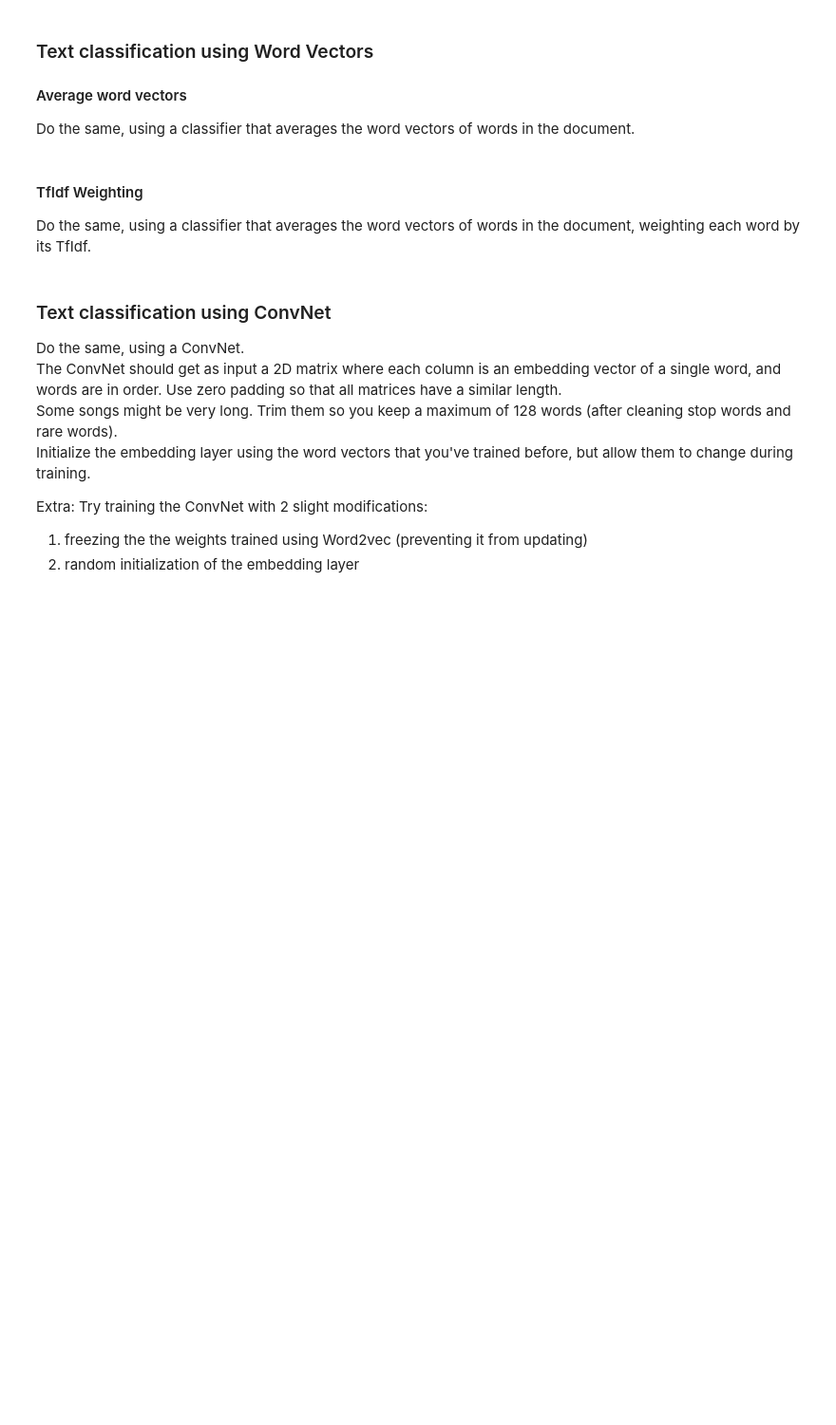
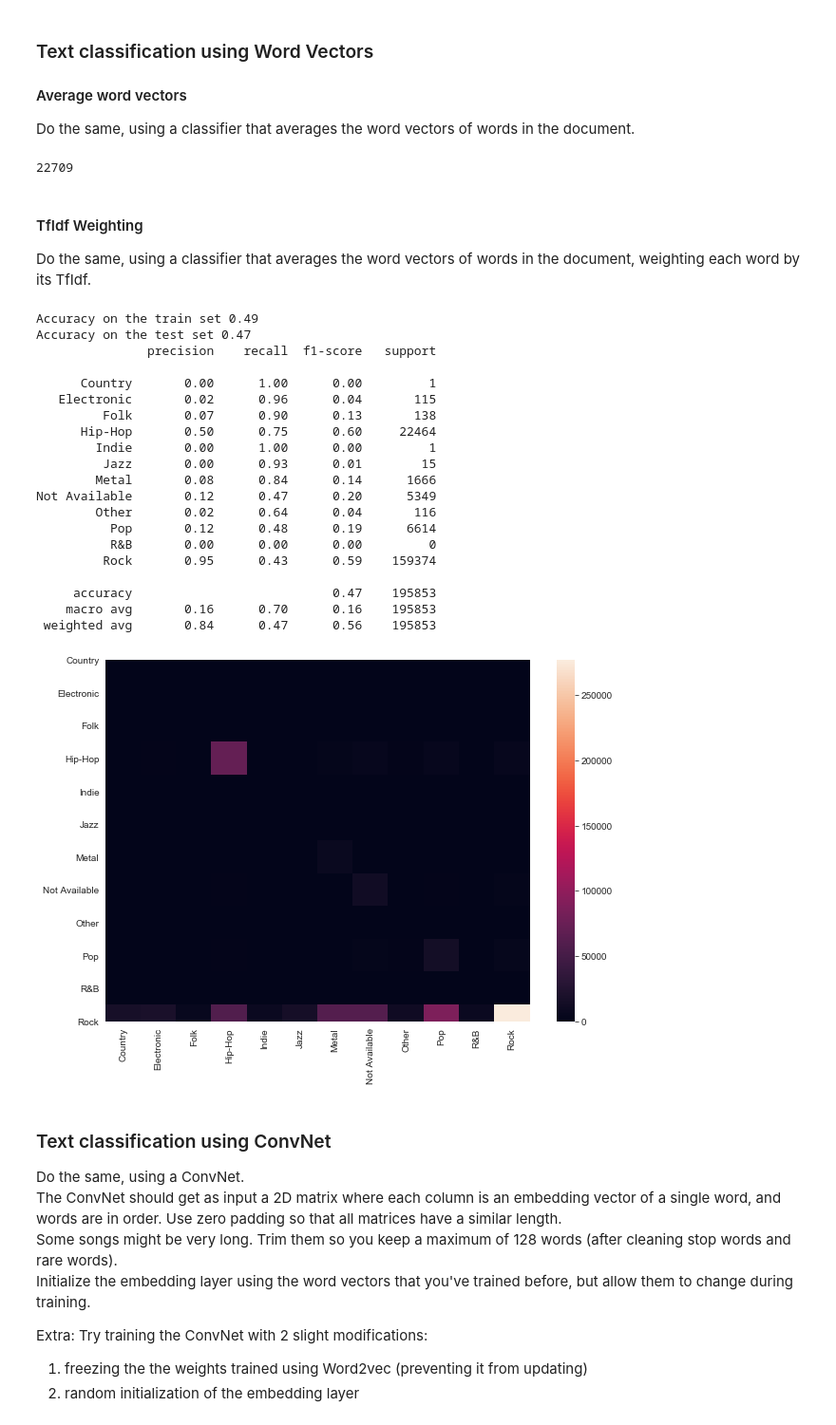
Before and after one commit to yaarams/yandex, a Jupyter notebook: dl/assignment3/DL_word_embedding_assignment.ipynb, the cells around one changed output. Shown at 95% size. Cells and saved outputs as stored; diff of their text form; code cells hidden in the pictures; blank space fills up the shorter version.

```diff
--- a/dl/assignment3/DL_word_embedding_assignment.ipynb
+++ b/dl/assignment3/DL_word_embedding_assignment.ipynb
@@ -365,6 +464,10 @@ classification_report(y_test_pred, y_test, target_names=texts_by_genres.genre)
 ### Text classification using Word Vectors
 #### Average word vectors
 Do the same, using a classifier that averages the word vectors of words in the document.
+# %%
+gc.collect()
+# %% [output]
+22709
 # %% [markdown]
 #### TfIdf Weighting
 Do the same, using a classifier that averages the word vectors of words in the document, weighting each word by its TfIdf.
@@ -383,3 +474,39 @@ classification_report(y_test_pred, y_test, target_names=texts_by_genres.genre)
+# %%
+vocab = list(model.wv.vocab)
+tfidf = TfidfVectorizer(stop_words = 'english')
+X = tfidf.fit_transform(string_sentences)
+
+X_train, X_test, y_train, y_test = train_test_split(X, y, test_size=0.2)
+
+clf_tf = MultinomialNB()
+clf_tf.fit(X_train, y_train)
+
+print('Accuracy on the train set %.2f' % clf_tf.score(X_train, y_train))
+print('Accuracy on the test set %.2f' % clf_tf.score(X_test, y_test))
+show_confusion_matrix(clf_tf.predict(X_train), y_train)
+print(classification_report(clf_tf.predict(X_test), y_test, target_names=texts_by_genres.genre))
+# %% [output]
+Accuracy on the train set 0.49
+Accuracy on the test set 0.47
+               precision    recall  f1-score   support
+
+      Country       0.00      1.00      0.00         1
+   Electronic       0.02      0.96      0.04       115
+         Folk       0.07      0.90      0.13       138
+      Hip-Hop       0.50      0.75      0.60     22464
+        Indie       0.00      1.00      0.00         1
+         Jazz       0.00      0.93      0.01        15
+        Metal       0.08      0.84      0.14      1666
+Not Available       0.12      0.47      0.20      5349
+        Other       0.02      0.64      0.04       116
+          Pop       0.12      0.48      0.19      6614
+          R&B       0.00      0.00      0.00         0
+         Rock       0.95      0.43      0.59    159374
+
+     accuracy                           0.47    195853
+    macro avg       0.16      0.70      0.16    195853
+ weighted avg       0.84      0.47      0.56    195853
+[figure, added]
 # %% [markdown]
 ### Text classification using ConvNet
 Do the same, using a ConvNet.
```
Also changed, not shown: parts of 17 cells of this notebook.
